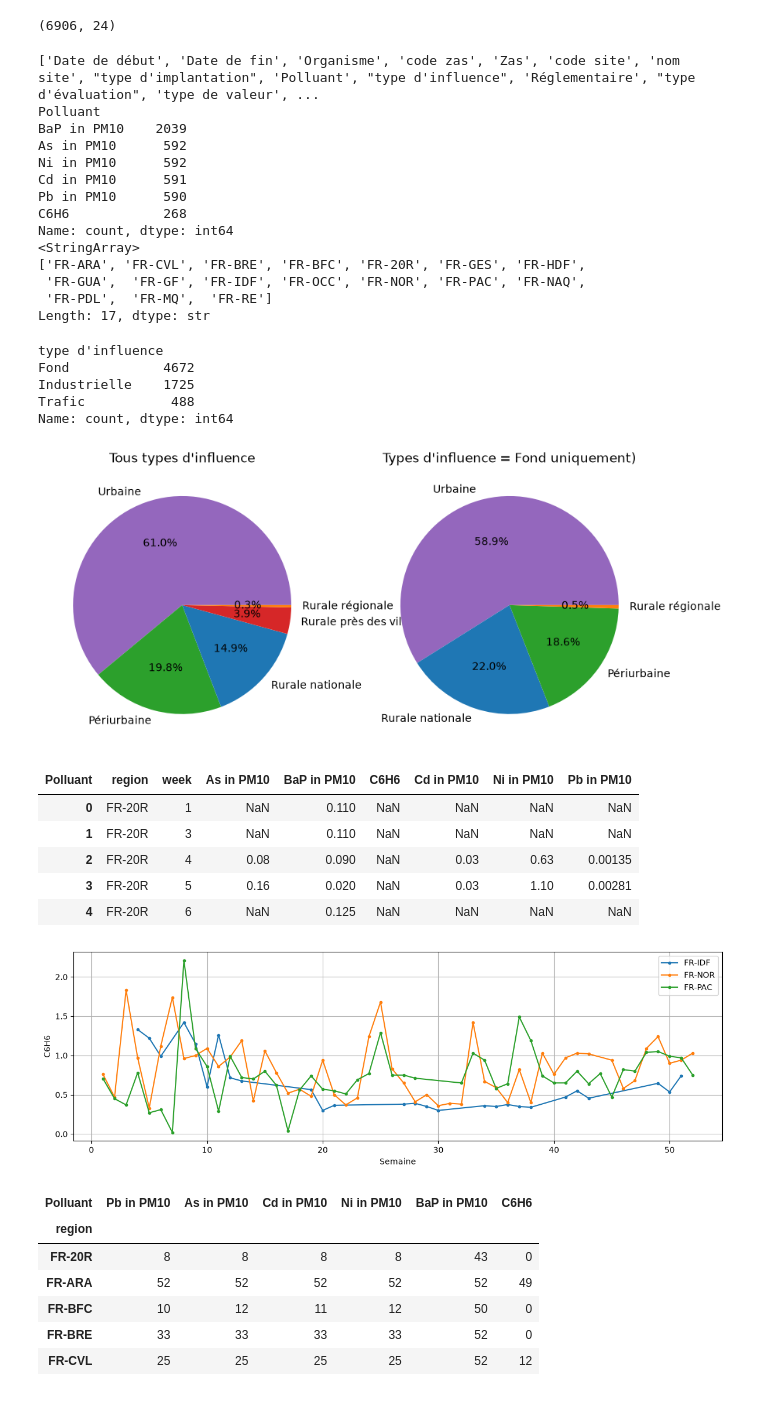
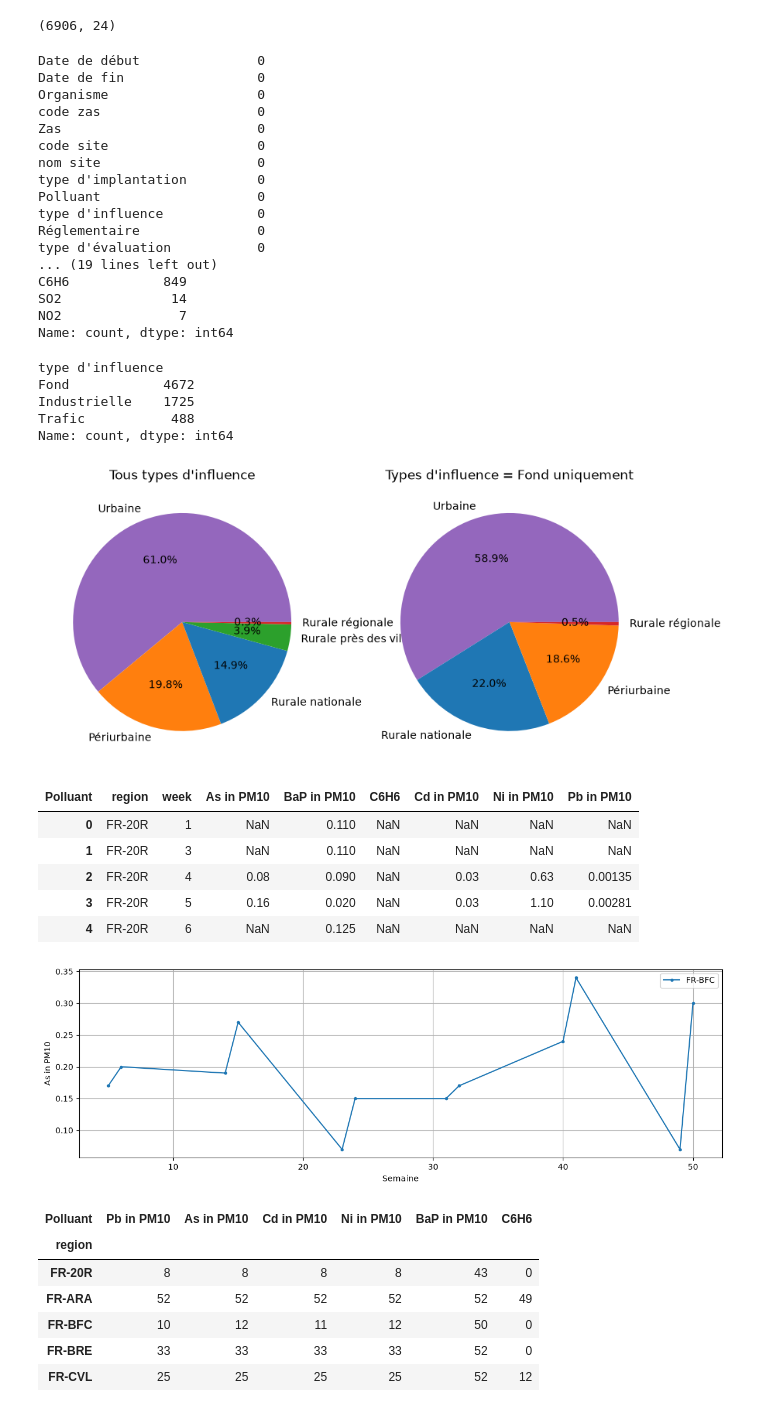
Before and after one commit to jbrocardplatim/LIORA_PROJET_PATHO_RESPIRATOIRES, a Jupyter notebook: notebooks/05_explo_pollution.ipynb, the cells around one changed output. Saved outputs shown, nothing was run; the diff lists cells and outputs as text; code cells hidden in the pictures.

```diff
--- a/notebooks/05_explo_pollution.ipynb
+++ b/notebooks/05_explo_pollution.ipynb
@@ -3,11 +3,11 @@ import pandas as pd
 import numpy as np
 import matplotlib.pyplot as plt
 # %%
-pollut1=pd.read_csv('pollut_20261012084158 - 2025-01-01 00_00 - 2025-12-31 23_00.csv', sep=';')
-pollut2=pd.read_csv('pollut_20261012084855 - 2025-01-01 00_00 - 2025-12-31 23_00.csv', sep=';')
-pollut3=pd.read_csv('pollut_20261012084932 - 2025-01-01 00_00 - 2025-12-31 23_00.csv', sep=';')
-pollut4=pd.read_csv('pollut_20261012085004 - 2025-01-01 00_00 - 2025-12-31 23_00.csv', sep=';')
-pollut5=pd.read_csv('pollut_20261012085038 - 2025-01-01 00_00 - 2025-12-31 23_00.csv', sep=';')
+pollut1=pd.read_csv('../data/raw/pollut_20261012084158 - 2025-01-01 00_00 - 2025-12-31 23_00.csv', sep=';')
+pollut2=pd.read_csv('../data/raw/pollut_20261012084855 - 2025-01-01 00_00 - 2025-12-31 23_00.csv', sep=';')
+pollut3=pd.read_csv('../data/raw/pollut_20261012084932 - 2025-01-01 00_00 - 2025-12-31 23_00.csv', sep=';')
+pollut4=pd.read_csv('../data/raw/pollut_20261012085004 - 2025-01-01 00_00 - 2025-12-31 23_00.csv', sep=';')
+pollut5=pd.read_csv('../data/raw/pollut_20261012085038 - 2025-01-01 00_00 - 2025-12-31 23_00.csv', sep=';')
 # %%
 pollut=pd.concat([pollut1,pollut2, pollut3, pollut4, pollut5], axis=0)
 
@@ -92,7 +103,7 @@ print(pollut.shape)
 pollut = pollut.reset_index(drop=True)
 pollut['valeur'] = pollut['valeur'].where(pollut['valeur'] >= 0)
 
-print(pollut.columns.tolist())
+print(pollut.isna().sum())
 print(pollut["Polluant"].value_counts())
 
 # Les polluants SO2 et NO2 ne sont pas assez représentés => à éliminer du dataset final
@@ -101,20 +112,23 @@ pollut=pollut[pollut["Polluant"]!='SO2']
 
 polluants=pollut["Polluant"].unique().tolist()
 # %% [output]
-['Date de début', 'Date de fin', 'Organisme', 'code zas', 'Zas', 'code site', 'nom site', "type d'implantation", 'Polluant', "type d'influence", 'Réglementaire', "type d'évaluation", 'type de valeur', ...
-Polluant
-BaP in PM10    2039
-As in PM10      592
-Ni in PM10      592
-Cd in PM10      591
-Pb in PM10      590
-C6H6            268
+Date de début               0
+Date de fin                 0
+Organisme                   0
+code zas                    0
+Zas                         0
+code site                   0
+nom site                    0
+type d'implantation         0
+Polluant                    0
+type d'influence            0
+Réglementaire               0
+type d'évaluation           0
+... (19 lines left out)
+C6H6            849
+SO2              14
+NO2               7
 Name: count, dtype: int64
-<StringArray>
-['FR-ARA', 'FR-CVL', 'FR-BRE', 'FR-BFC', 'FR-20R', 'FR-GES', 'FR-HDF',
- 'FR-GUA',  'FR-GF', 'FR-IDF', 'FR-OCC', 'FR-NOR', 'FR-PAC', 'FR-NAQ',
- 'FR-PDL',  'FR-MQ',  'FR-RE']
-Length: 17, dtype: str
 # %%
 print(pollut["type d'influence"].value_counts())
 pollut_avant = pollut.copy()
@@ -123,35 +137,35 @@ pollut = pollut[pollut["type d'influence"] == 'Fond']
 
 fig, axes = plt.subplots(1, 2, figsize=(10, 5))
 categories = list(set(pollut_avant["type d'implantation"]).union(set(pollut["type d'implantation"])))
 palette = plt.cm.tab10.colors
 couleurs = {cat: palette[i] for i, cat in enumerate(categories)}
 
 # Avant
 counts_avant = pollut_avant["type d'implantation"].value_counts()
 axes[0].pie(counts_avant.values,
             labels=counts_avant.index,
             colors=[couleurs[c] for c in counts_avant.index],
             autopct='%1.1f%%')
 axes[0].set_title("Tous types d'influence")
 
 #type d'implantation — distingue Urbaine, Rurale nationale, Rurale près des villes, etc.
 #Mieux équilibré après sélection de "Fond" régional uniquement
 
 counts_apres = pollut["type d'implantation"].value_counts()
 axes[1].pie(counts_apres.values,
             labels=counts_apres.index,
             colors=[couleurs[c] for c in counts_apres.index],
             autopct='%1.1f%%')
-axes[1].set_title("Types d'influence = Fond uniquement)")
+axes[1].set_title("Types d'influence = Fond uniquement")
 
 plt.show()
 # %% [output]
 type d'influence
 Fond            4672
 Industrielle    1725
 Trafic           488
 Name: count, dtype: int64
-[figure, old version]
+[figure, new version]
 # %%
 pollut['Date de fin'] = pd.to_datetime(pollut['Date de fin'])
 
@@ -167,8 +181,8 @@ temp = pollut.pivot_table(
 
 display(temp.head(5))
 
-regions = ['FR-IDF','FR-NOR', 'FR-PAC']
-pol = 'C6H6'
+regions = ['FR-BFC']
+pol = 'As in PM10'
 
 fig, ax = plt.subplots(figsize=(12, 4))
 
@@ -190,7 +204,7 @@ plt.show()
 | 2 | FR-20R | 4 | 0.08 | 0.090 | NaN | 0.03 | 0.63 | 0.00135 |
 | 3 | FR-20R | 5 | 0.16 | 0.020 | NaN | 0.03 | 1.10 | 0.00281 |
 | 4 | FR-20R | 6 | NaN | 0.125 | NaN | NaN | NaN | NaN |
-[figure, old version]
+[figure, new version]
 # %%
 temp.groupby('region')[polluants].count()
 # %% [output]
```
Also changed, not shown: parts of 1 cell of this notebook.
